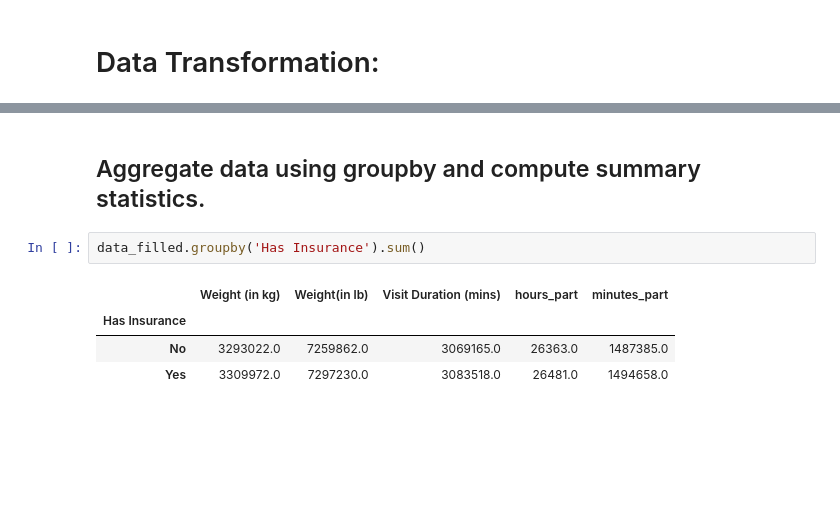
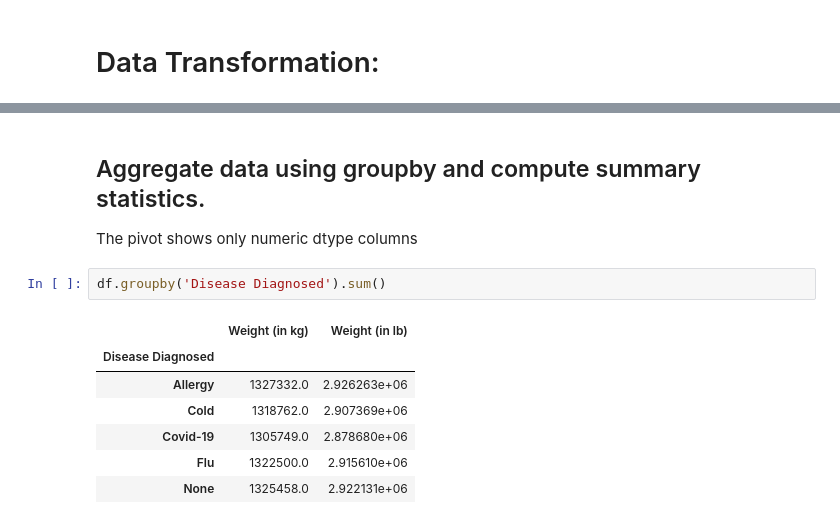
Before and after one commit to newbie-sandy/datasci_2_manipulation, a Jupyter notebook: 2_Data_Cleaning.ipynb, the cells around one changed output, grey strips where cells are left out. Cells and saved outputs as stored; diff of their text form; blank space fills up the shorter version.

```diff
--- a/2_Data_Cleaning.ipynb
+++ b/2_Data_Cleaning.ipynb
@@ -88,11 +153,16 @@ data_filled['Weight (in kg)'] = pd.to_numeric(data_filled['Weight (in kg)'], err
 # %% [markdown]
 ## Aggregate data using groupby and compute summary statistics.
+
+The pivot shows only numeric dtype columns
-# %%
-data_filled.groupby('Has Insurance').sum()
-# %% [output]
-|  | Weight (in kg) | Weight(in lb) | Visit Duration (mins) | hours_part | minutes_part |
-| Has Insurance |  |  |  |  |  |
-| No | 3293022.0 | 7259862.0 | 3069165.0 | 26363.0 | 1487385.0 |
-| Yes | 3309972.0 | 7297230.0 | 3083518.0 | 26481.0 | 1494658.0 |
+# %%
+df.groupby('Disease Diagnosed').sum()
+# %% [output]
+|  | Weight (in kg) | Weight (in lb) |
+| Disease Diagnosed |  |  |
+| Allergy | 1327332.0 | 2.926263e+06 |
+| Cold | 1318762.0 | 2.907369e+06 |
+| Covid-19 | 1305749.0 | 2.878680e+06 |
+| Flu | 1322500.0 | 2.915610e+06 |
+| None | 1325458.0 | 2.922131e+06 |
 # %% [markdown]
 ## Use pivot tables or cross-tabulations for multi-dimensional analysis.
```
Also changed, not shown: parts of 16 cells of this notebook.
